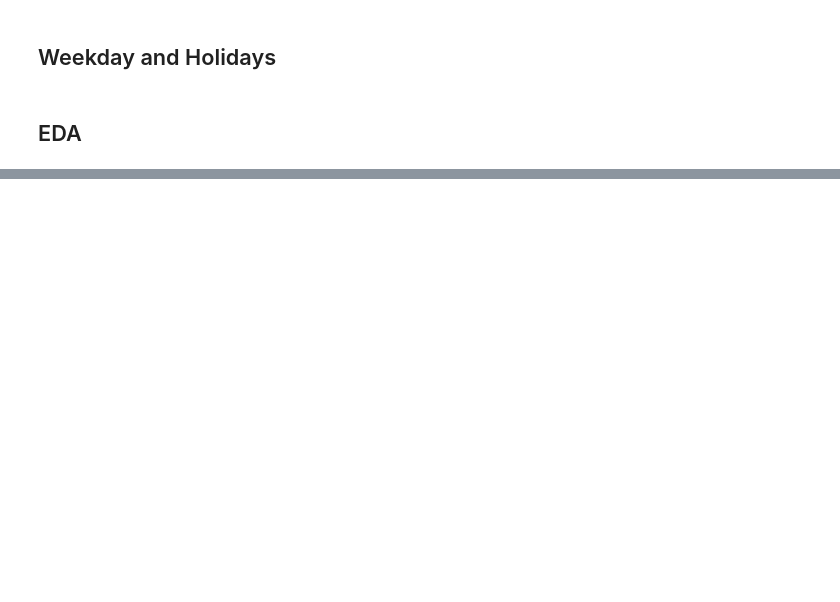
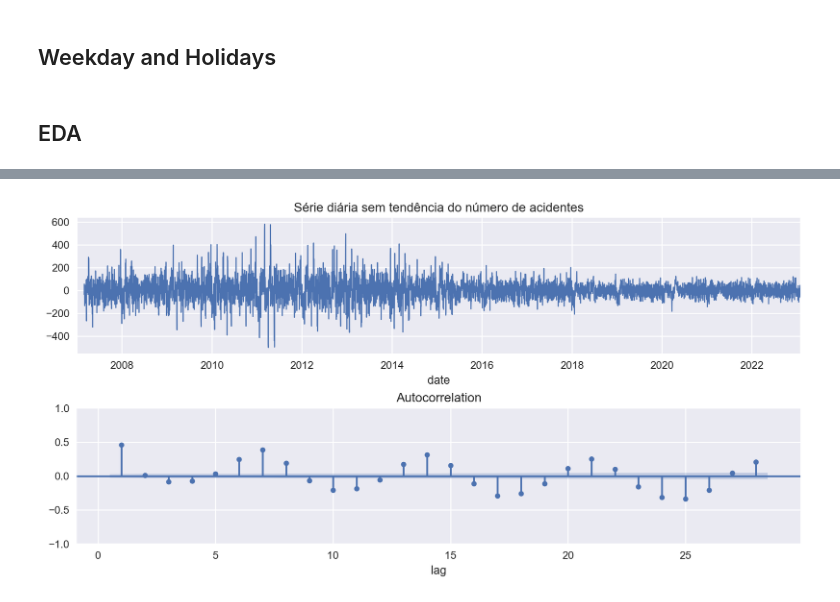
Before and after one commit to Faluhelyi/tcc_est_unb, a Jupyter notebook: scripts/main.ipynb, the cells around one changed output, grey strips where cells are left out. Drawn from its saved outputs; the diff is of its cells as text; code cells hidden in the pictures; blank space fills up the shorter version.

```diff
--- a/scripts/main.ipynb
+++ b/scripts/main.ipynb
@@ -49,0 +800,25 @@ sul = ['PR', 'RS', 'SC']
+# %%
+
+train = df_tcc[(df_tcc['data_inversa'] <= '2023-01-31')].groupby('data_inversa')['id'].agg('count').resample('D').sum()
+index_train = pd.date_range(start = '2007-01-01', end = '2023-01-31', freq = 'd')
+train = train.reindex(index=index_train, fill_value=0)
+# %%
+import matplotlib.pyplot as plt
+from statsmodels.graphics.tsaplots import plot_acf, plot_pacf
+
+plt.style.use('seaborn')
+
+a = train - train.rolling(30).mean() # retirar tendencia
+
+a = a.diff(30) # filtrar sazonalidade
+
+fig, (ax1,ax2) = plt.subplots(2,1, figsize=(10,5), dpi = 200, constrained_layout = True)
+
+a.plot(grid=True, ax = ax1, title = 'Série diária sem tendência do número de acidentes', linewidth = 1, xlabel='date')
+
+plot_acf(a.dropna(), ax=ax2, lags=28, zero=False)
+plt.xlabel('lag')
+#plt.savefig("C:/Users/Igor/Desktop/PIBIC 2021 e 2022/ciclo_saz_men.pdf", format="pdf", bbox_inches="tight")
+plt.show()
+# %% [output]
+[figure, added]
```
Also changed, not shown: parts of 42 cells of this notebook, 18 other files.
